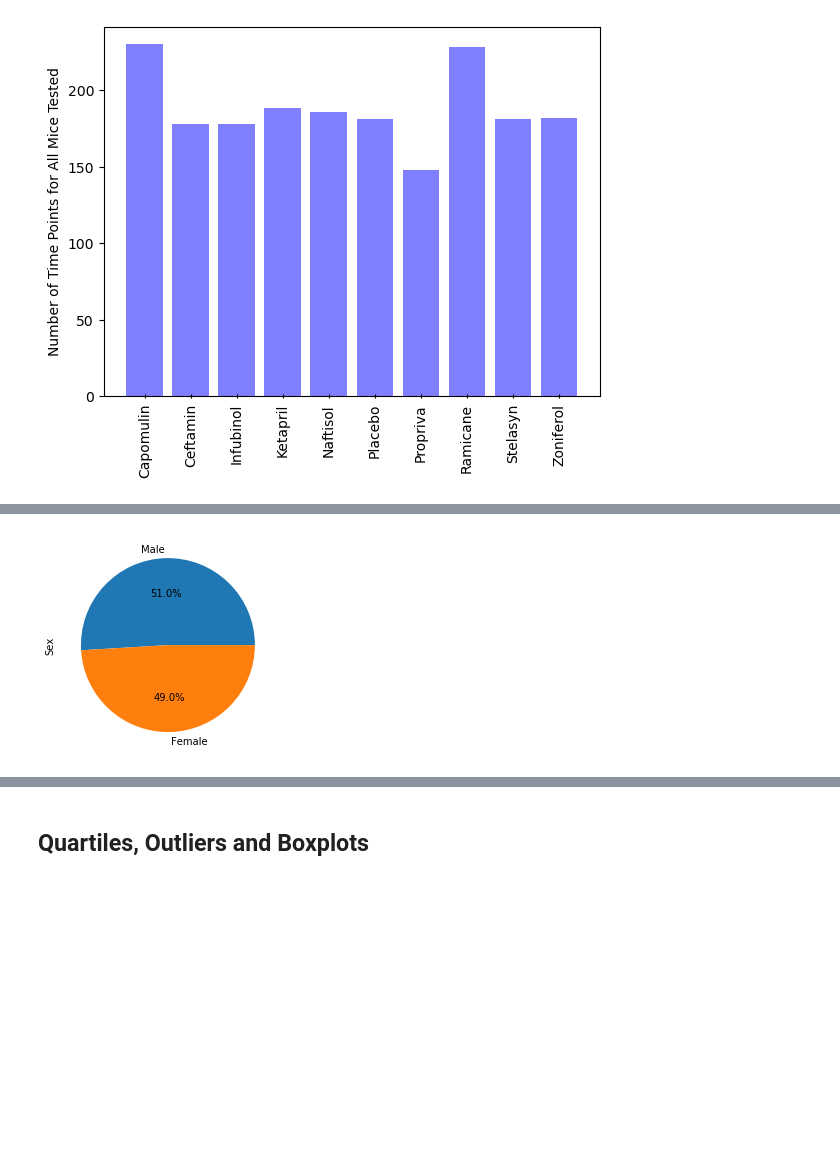
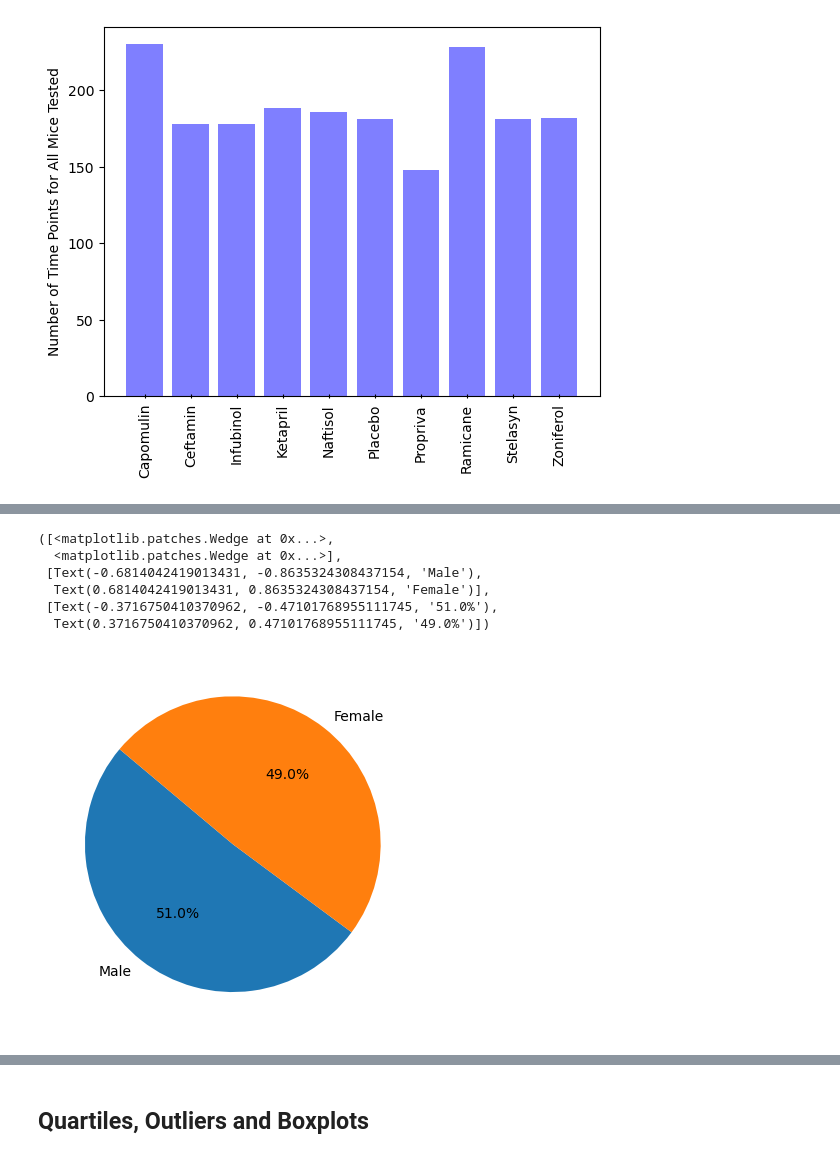
Before and after one commit to tmbiro/data_visualization, a Jupyter notebook: pymaceuticals.ipynb, the cells around one changed output, grey strips where cells are left out. Cells and saved outputs as stored; diff of their text form; code cells hidden in the pictures; blank space fills up the shorter version.

Commit message:
added in pit charts

```diff
--- a/pymaceuticals.ipynb
+++ b/pymaceuticals.ipynb
@@ -167,3 +167,14 @@ bar2.set_ylabel('Number of Time Points for All Mice Tested')
 bar2.tick_params(axis='x',direction='inout',rotation=90)
 # %% [output]
 [figure]
+# %%
+# Generate a pie plot showing the distribution of female versus male mice using Pandas
+mouse_sex = mouse_cleaned["Sex"].value_counts().to_frame()
+mouse_sex = pd.DataFrame(mouse_sex)
+
+pandas_plot = mouse_sex.plot.pie(
+    y='Sex',
+    autopct="%1.1f%%",
+    legend=None,
+    startangle=140
+    )
@@ -170,4 +183,12 @@ bar2.tick_params(axis='x',direction='inout',rotation=90)
 # %%
-# Generate a pie plot showing the distribution of female versus male mice using Pandas
+# Generate a pie plot showing the distribution of female versus male mice using pyplot
+plt.pie(mouse_sex["Sex"], labels=mouse_sex.index,
+        autopct="%1.1f%%", startangle=140)
 # %% [output]
+([<matplotlib.patches.Wedge at 0x...>,
+  <matplotlib.patches.Wedge at 0x...>],
+ [Text(-0.6814042419013431, -0.8635324308437154, 'Male'),
+  Text(0.6814042419013431, 0.8635324308437154, 'Female')],
+ [Text(-0.3716750410370962, -0.47101768955111745, '51.0%'),
+  Text(0.3716750410370962, 0.47101768955111745, '49.0%')])
-[figure, old version]
+[figure, new version]
```
Also changed, not shown: parts of 5 cells of this notebook.
